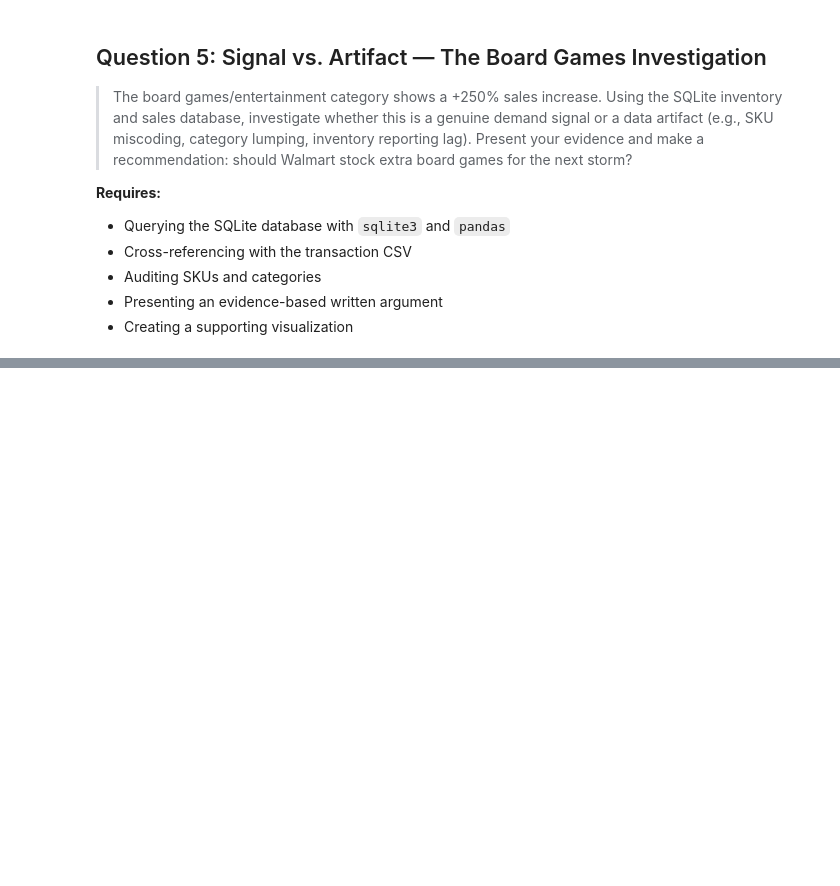
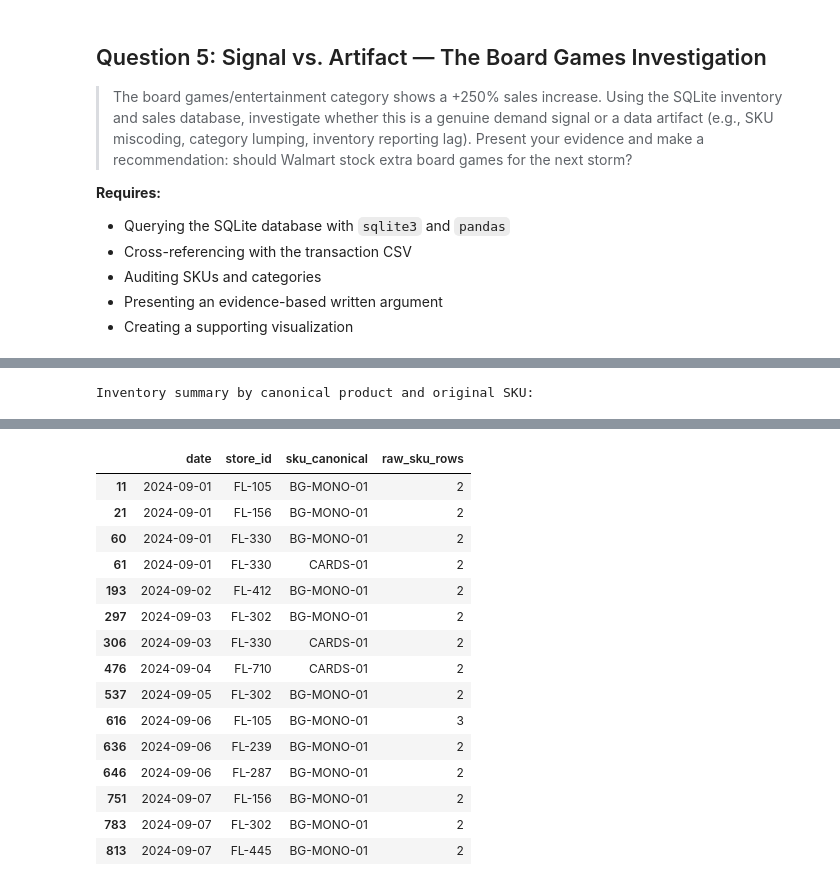
Before and after one commit to simichakravarty16/walmart-hurricane-project, a Jupyter notebook: notebooks/team_notebook.ipynb, the cells around one changed output, grey strips where cells are left out. Drawn from its saved outputs; the diff is of its cells as text; code cells hidden in the pictures; blank space fills up the shorter version.

```diff
--- a/notebooks/team_notebook.ipynb
+++ b/notebooks/team_notebook.ipynb
@@ -2053,0 +2030,62 @@ plt.show()
+# %%
+# Q5, Step 5: Audit inventory SKU variants and snapshot collisions
+
+inventory_q5 = inventory_db.copy()
+
+inventory_q5["sku_original"] = (
+    inventory_q5["sku"].astype(str).str.strip().str.upper()
+)
+
+inventory_q5["sku_canonical"] = (
+    inventory_q5["sku_original"].map(SKU_MAP)
+    .fillna(inventory_q5["sku_original"])
+)
+
+# Summarize the original SKU variants for the two game-related products
+game_inventory = inventory_q5[
+    inventory_q5["sku_canonical"].isin(game_products.keys())
+].copy()
+
+print("Inventory summary by canonical product and original SKU:")
+display(
+    game_inventory.groupby(
+        ["sku_canonical", "sku_original"]
+    )
+    .agg(
+        snapshot_rows=("sku_original", "size"),
+        avg_units_on_hand=("units_on_hand", "mean"),
+        avg_units_on_order=("units_on_order", "mean"),
+        avg_reorder_point=("reorder_point", "mean")
+    )
+    .reset_index()
+    .round(2)
+)
+
+
+# Check whether multiple raw SKU rows map to the same store/date/product
+snapshot_counts = (
+    inventory_q5.groupby(
+        ["date", "store_id", "sku_canonical"],
+        dropna=False
+    )
+    .size()
+    .rename("raw_sku_rows")
+    .reset_index()
+)
+
+collisions = snapshot_counts[
+    snapshot_counts["raw_sku_rows"] > 1
+].copy()
+
+game_collisions = collisions[
+    collisions["sku_canonical"].isin(game_products.keys())
+]
+
+print("All canonical inventory snapshot groups:", len(snapshot_counts))
+print("Groups with multiple raw SKU rows:", len(collisions))
+print("Game-product groups with multiple raw SKU rows:", len(game_collisions))
+
+print("\nExamples of potentially ambiguous game inventory snapshots:")
+display(game_collisions.head(15))
+# %% [output]
+Inventory summary by canonical product and original SKU:
@@ -2053,0 +2103,16 @@ plt.show()
+|  | date | store_id | sku_canonical | raw_sku_rows |
+| 11 | 2024-09-01 | FL-105 | BG-MONO-01 | 2 |
+| 21 | 2024-09-01 | FL-156 | BG-MONO-01 | 2 |
+| 60 | 2024-09-01 | FL-330 | BG-MONO-01 | 2 |
+| 61 | 2024-09-01 | FL-330 | CARDS-01 | 2 |
+| 193 | 2024-09-02 | FL-412 | BG-MONO-01 | 2 |
+| 297 | 2024-09-03 | FL-302 | BG-MONO-01 | 2 |
+| 306 | 2024-09-03 | FL-330 | CARDS-01 | 2 |
+| 476 | 2024-09-04 | FL-710 | CARDS-01 | 2 |
+| 537 | 2024-09-05 | FL-302 | BG-MONO-01 | 2 |
+| 616 | 2024-09-06 | FL-105 | BG-MONO-01 | 3 |
+| 636 | 2024-09-06 | FL-239 | BG-MONO-01 | 2 |
+| 646 | 2024-09-06 | FL-287 | BG-MONO-01 | 2 |
+| 751 | 2024-09-07 | FL-156 | BG-MONO-01 | 2 |
+| 783 | 2024-09-07 | FL-302 | BG-MONO-01 | 2 |
+| 813 | 2024-09-07 | FL-445 | BG-MONO-01 | 2 |
```
Also changed, not shown: parts of 12 cells of this notebook.
